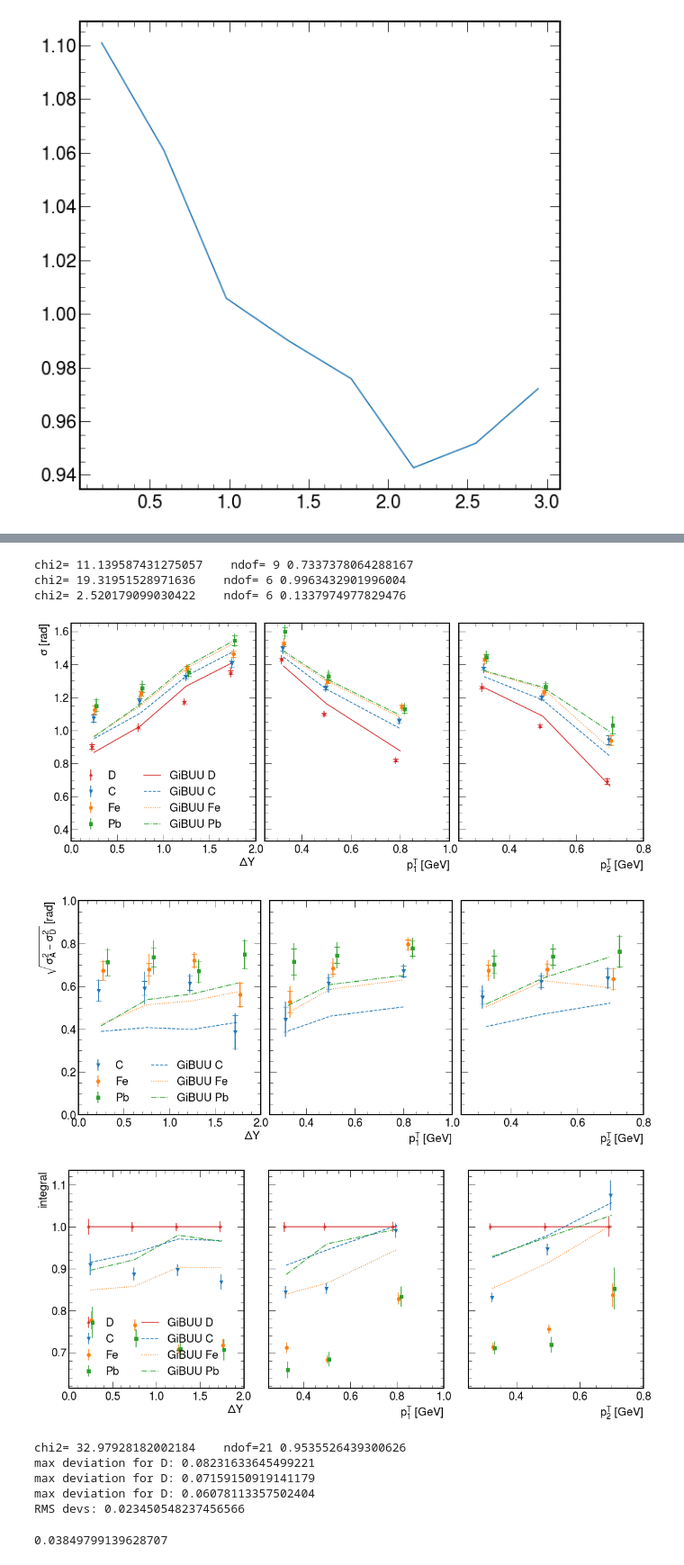
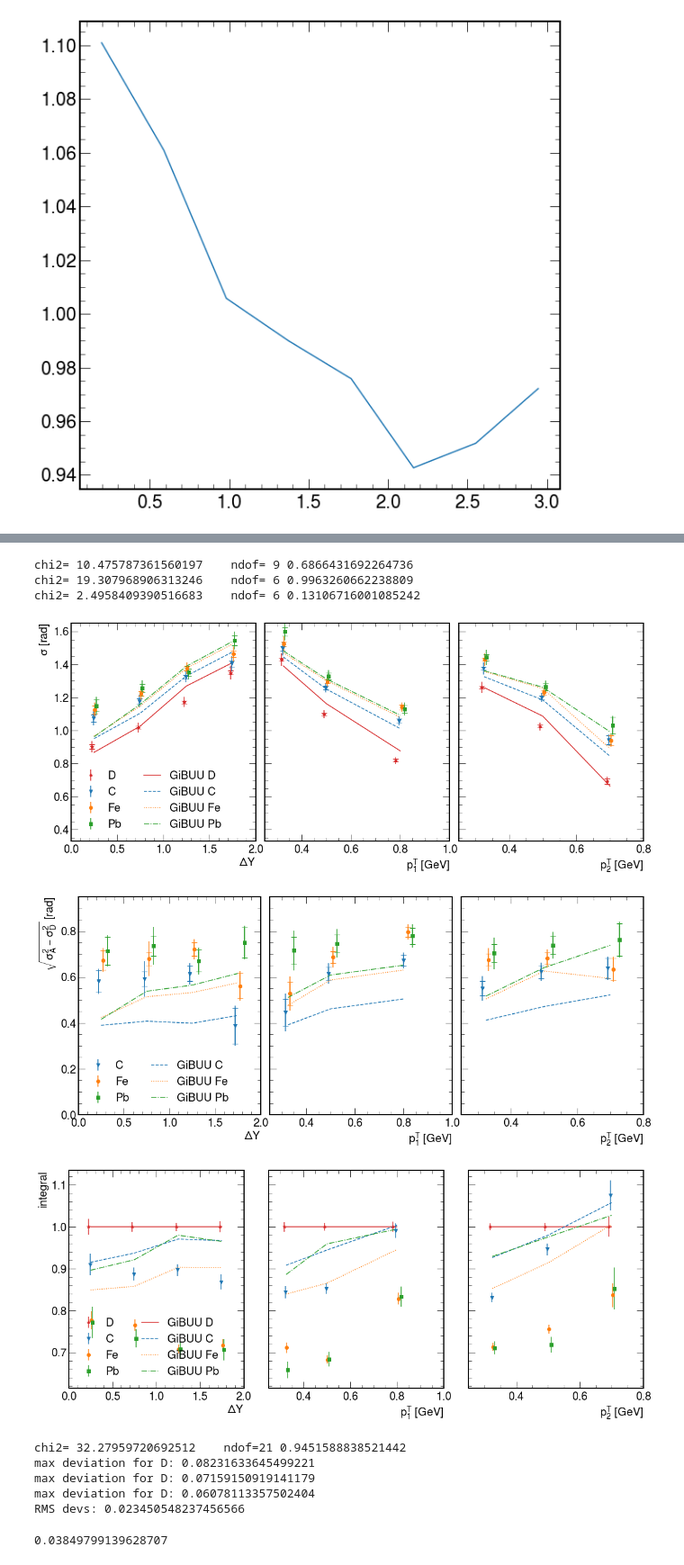
Before and after one commit to smoranvas/di-hadron, a Jupyter notebook: DipionFollowup.ipynb, the cells around one changed output, grey strips where cells are left out. Shown at 90% size. Drawn from its saved outputs; the diff is of its cells as text; code cells hidden in the pictures.

Commit message:
use splines to make the GiBUU plots smoother

```diff
--- a/DipionFollowup.ipynb
+++ b/DipionFollowup.ipynb
@@ -1164,7 +1179,7 @@ for i in range(3):
 
 
 
-        axs['diffwidths'][i].set_ylim(0, 1)
+        axs['diffwidths'][i].set_ylim(0, 0.95)
         data_broadenings[A,key]=pd.DataFrame(dict(b=y, dbstat=dbstat, dbsyst=dbsyst))
     print("chi2=", chi2_for_key,"   ndof=", 3*(len(y)-1), chi2.cdf(chi2_for_key,3*(len(y)-1)))
 axs['widths'][0].set_ylabel("$\sigma$ [rad]", fontsize=fontsize)
@@ -1178,42 +1193,43 @@ for axlist in axs['widths'], axs['diffwidths'], axs['integrals']:
 indices = [0,2,4, 6, 1,3, 5,7]
 axs['widths'][0].legend([artists[i] for i in indices],
                         [labels[i] for i in indices], ncol=2, framealpha=0, fontsize=fontsize)
 
 axs['widths'][0].set_ylim(0.33, 1.65)
 axs['integrals'][0].legend([artists[i] for i in indices],
                         [labels[i] for i in indices], ncol=2, framealpha=0, fontsize=fontsize)
 indices = [2,4, 6, 3, 5,7]
 axs['diffwidths'][0].legend([artists[i] for i in indices],
                         [labels[i] for i in indices], ncol=2, framealpha=0, fontsize=fontsize)
 
 
 figs['widths'].tight_layout()
 figs['widths'].subplots_adjust(wspace=0.05)
 figs['diffwidths'].tight_layout()
 figs['diffwidths'].subplots_adjust(wspace=0.05)
 figs['integrals'].tight_layout()
-plotdir='/home/sebouh/Documents/Overleaf_git/CorrPaper/figures/'
-figs['widths'].savefig(plotdir+"/widths.pdf")
-figs['diffwidths'].savefig(plotdir+"/diffwidths.pdf")
+for plotdir in '/home/sebouh/Documents/Overleaf_git/CorrPaper/figures/',"/home/sebouh/Documents/Overleaf_git/Dihadron2D_AN/figures/results/main/":
+    figs['widths'].savefig(plotdir+"/widths.pdf")
+    figs['diffwidths'].savefig(plotdir+"/diffwidths.pdf")
+
 plt.show()
 print("chi2=", chi2tot,"   ndof=21", chi2.cdf(chi2tot,21))
 
 sumDev2=0
 n=0
 for key in "dY pT1 pT2".split():
     devs = (data_widths["D",key].width-GiBUU_widths["D", key].width)/data_widths["D", key].width
     sumDev2=sum(devs**2)
     n+=len(data_widths["D",key].width)
     print("max deviation for D:", np.max(np.abs(devs)))
 print("RMS devs:", np.sqrt(sumDev2/n))
 # %% [output]
-chi2= 11.139587431275057    ndof= 9 0.7337378064288167
-chi2= 19.31951528971636    ndof= 6 0.9963432901996004
-chi2= 2.520179099030422    ndof= 6 0.1337974977829476
+chi2= 10.475787361560197    ndof= 9 0.6866431692264736
+chi2= 19.307968906313246    ndof= 6 0.9963260662238809
+chi2= 2.4958409390516683    ndof= 6 0.13106716001085242
 [figure]
-[figure, old version]
+[figure, new version]
 [figure]
-chi2= 32.97928182002184    ndof=21 0.9535526439300626
+chi2= 32.27959720692512    ndof=21 0.9451588838521442
 max deviation for D: 0.08231633645499221
 max deviation for D: 0.07159150919141179
 max deviation for D: 0.06078113357502404
```
Also changed, not shown: parts of 7 cells of this notebook.
